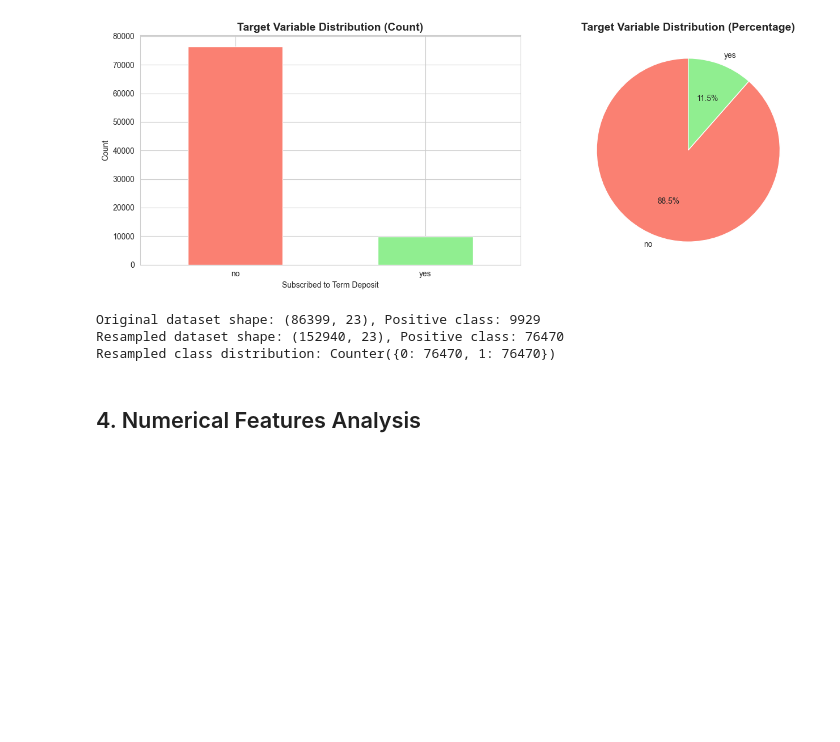
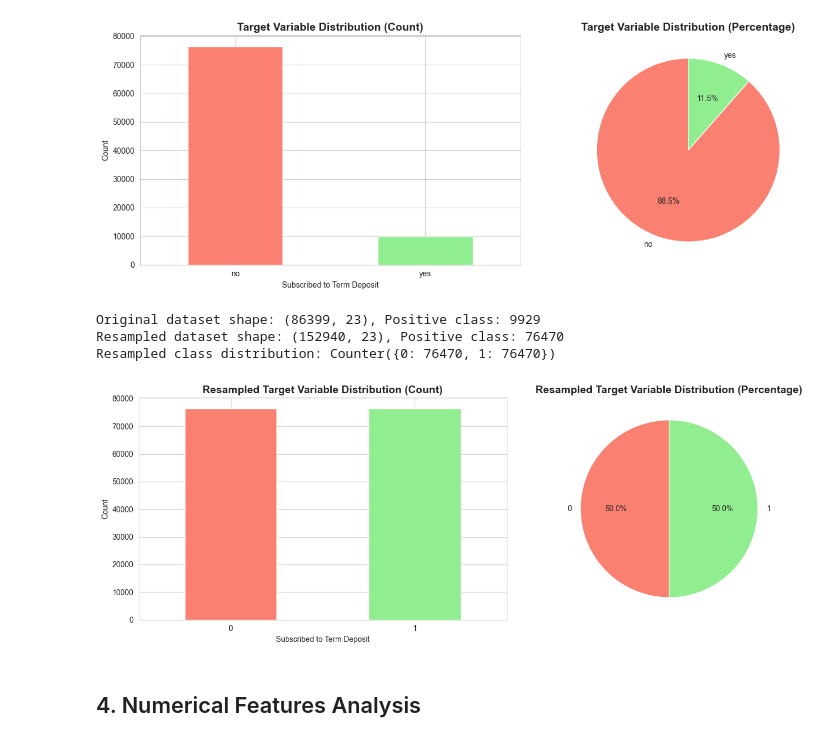
Before and after one commit to lahirumanulanka/bank-marketing-term-deposit-ml, a Jupyter notebook: notebooks/03_exploratory_data_analysis.ipynb, the cells around one changed output. Cells and saved outputs as stored; diff of their text form; code cells hidden in the pictures; blank space fills up the shorter version.

```diff
--- a/notebooks/03_exploratory_data_analysis.ipynb
+++ b/notebooks/03_exploratory_data_analysis.ipynb
@@ -316,6 +316,25 @@ print("Resampled class distribution:", Counter(y_resampled))
 Original dataset shape: (86399, 23), Positive class: 9929
 Resampled dataset shape: (152940, 23), Positive class: 76470
 Resampled class distribution: Counter({0: 76470, 1: 76470})
+# %%
+# Plot the balanced dataset after SMOTE
+y_resampled_counts = y_resampled.value_counts()
+fig, axes = plt.subplots(1, 2, figsize=(14, 5))
+# Count plot
+y_resampled_counts.plot(kind='bar', ax=axes[0], color=['salmon', 'lightgreen'])
+axes[0].set_title('Resampled Target Variable Distribution (Count)', fontsize=14, fontweight='bold')
+axes[0].set_xlabel('Subscribed to Term Deposit')
+axes[0].set_ylabel('Count')
+axes[0].set_xticklabels(axes[0].get_xticklabels(), rotation=0)
+# Pie chart
+axes[1].pie(y_resampled_counts, labels=y_resampled_counts.index, autopct='%1.1f%%',
+            colors=['salmon', 'lightgreen'], startangle=90)
+axes[1].set_title('Resampled Target Variable Distribution (Percentage)', fontsize=14, fontweight='bold')
+plt.tight_layout()
+plt.savefig('../reports/figures/resampled_target_distribution.png', dpi=300, bbox_inches='tight')
+plt.show()
+# %% [output]
+[figure, added]
 # %% [markdown]
 ## 4. Numerical Features Analysis
 # %%
```
Also changed, not shown: parts of 1 cell of this notebook, 1 other file.
